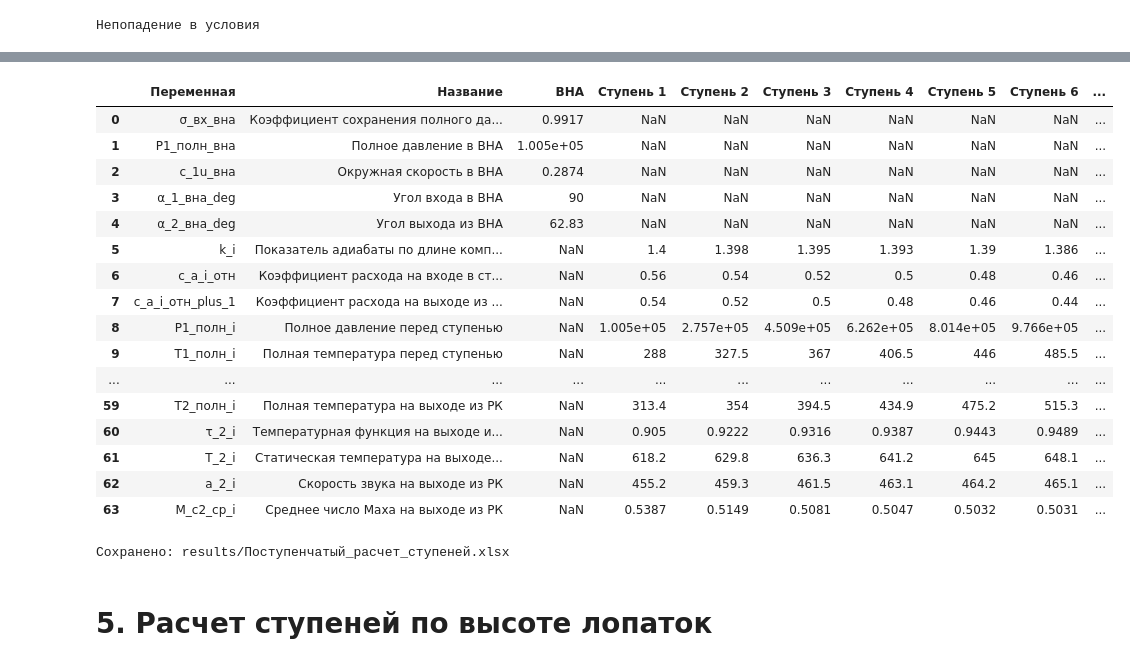
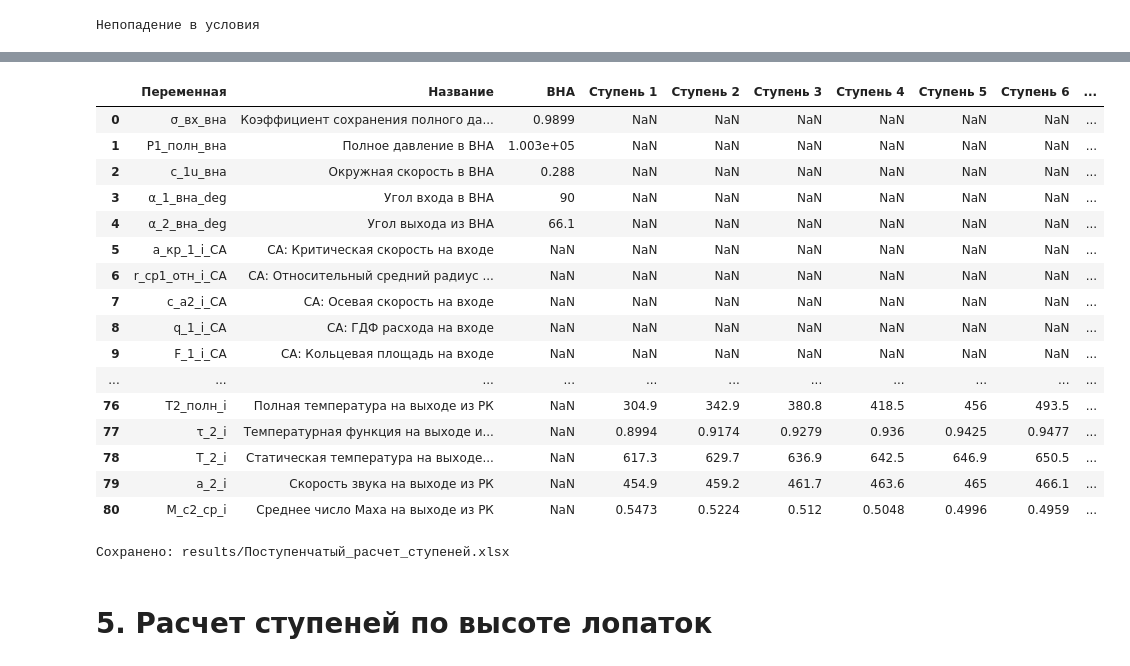
Before and after one commit to mikiway902/Compressor_Kurs, a Jupyter notebook: main.ipynb, the cells around one changed output, grey strips where cells are left out. Cells and saved outputs as stored; diff of their text form; code cells hidden in the pictures.

```diff
--- a/main.ipynb
+++ b/main.ipynb
@@ -1062,7 +1123,11 @@ N_stupeney = 11
 # %%
+# 1. Расширенный список всех переменных (включая СА)
 list_names = [
-    "σ_вх_вна", "P1_полн_вна", "c_1u_вна", "α_1_вна_deg", "α_2_вна_deg", "k_i",
-    "c_a_i_отн","c_a_i_отн_plus_1","P1_полн_i",
+    "σ_вх_вна", "P1_полн_вна", "c_1u_вна", "α_1_вна_deg", "α_2_вна_deg",
+    "a_кр_1_i_СА", "r_ср1_отн_i_СА", "c_a2_i_СА", "q_1_i_СА", "F_1_i_СА",
+    "α_3_i_СА", "F_3_i_СА", "D_вт3_i_СА", "d3_отн_i_СА", "r_ср3_отн_i_СА", "α_2_i_СА", "ε_на_i_СА",
+    "c_2_i_СА", "d2_отн_i_СА", "D_вт2_i_СА", "h_на_i_СА", "h_на_3_i_СА",
+    "k_i", "c_a_i_отн","c_a_i_отн_plus_1","P1_полн_i",
     "T1_полн_i","d1_отн_i","U_k_i","Hт_i","L_z_i","H_ад_i",
     "ΔT_полн_i","T3_полн_i","T1_полн_i_plus_1","π_полн_i",
     "P3_полн_i","P1_полн_i_plus_1","a_кр_1_i","a_кр_3_i",
@@ -1075,21 +1140,38 @@ list_names = [
     "M_w1_i","λ_c2_i","T2_полн_i","τ_2_i","T_2_i","a_2_i","M_c2_ср_i"
 ]
 
-# ВНА отдельно
-vna_names = [
-    "σ_вх_вна", "P1_полн_вна", "c_1u_вна", "α_1_вна_deg", "α_2_вна_deg"
+# Группировка для логики распределения по столбцам
+vna_names = ["σ_вх_вна", "P1_полн_вна", "c_1u_вна", "α_1_вна_deg", "α_2_вна_deg"]
+sa_names = [
+    "a_кр_1_i_СА", "r_ср1_отн_i_СА", "c_a2_i_СА", "q_1_i_СА", "F_1_i_СА",
+    "α_3_i_СА", "F_3_i_СА", "D_вт3_i_СА", "d3_отн_i_СА", "r_ср3_отн_i_СА", "α_2_i_СА", "ε_на_i_СА",
+    "c_2_i_СА", "d2_отн_i_СА", "D_вт2_i_СА", "h_на_i_СА", "h_на_3_i_СА"
 ]
 
-# Остальные — ступени
-stage_names = [n for n in list_names if n not in vna_names]
-
-
+# Карта описаний
 name_map = {
     "σ_вх_вна": "Коэффициент сохранения полного давления в ВНА",
     "P1_полн_вна": "Полное давление в ВНА",
     "c_1u_вна": "Окружная скорость в ВНА",
     "α_1_вна_deg": "Угол входа в ВНА",
     "α_2_вна_deg": "Угол выхода из ВНА",
+    "a_кр_1_i_СА": "СА: Критическая скорость на входе",
+    "r_ср1_отн_i_СА": "СА: Относительный средний радиус на входе",
+    "c_a2_i_СА": "СА: Осевая скорость на входе",
+    "q_1_i_СА": "СА: ГДФ расхода на входе",
+    "F_1_i_СА": "СА: Кольцевая площадь на входе",
+    "α_3_i_СА": "СА: Угол абсолютной скорости на выходе",
+    "F_3_i_СА": "СА: Действительная кольцевая площадь на выходе",
+    "D_вт3_i_СА": "СА: Втулочный диаметр на выходе",
+    "d3_отн_i_СА": "СА: Относительный диаметр втулки на выходе",
+    "r_ср3_отн_i_СА": "СА: Относительный средний радиус на выходе",
+    "α_2_i_СА": "СА: Угол абсолютной скорости на входе",
+    "ε_на_i_СА": "СА: Диффузность решетки",
+    "c_2_i_СА": "СА: Абсолютная скорость на входе",
+    "d2_отн_i_СА": "СА: Относительный диаметр втулки на выходе РК",
+    "D_вт2_i_СА": "СА: Втулочный диаметр на выходе РК",
+    "h_на_i_СА": "СА: Высота лопаток на входе",
+    "h_на_3_i_СА": "СА: Высота лопаток на выходе",
     "k_i": "Показатель адиабаты по длине компрессора перед РК",
     "c_a_i_отн": "Коэффициент расхода на входе в ступень",
     "c_a_i_отн_plus_1": "Коэффициент расхода на выходе из ступени",
@@ -1158,10 +1240,8 @@ def normalize_to_list(val):
         return list(val)
     return [val]
 
-
 def apply_uniform_autofit(ws):
     col_widths = {}
-
     for col_idx in range(1, ws.max_column + 1):
         max_len = 0
         for row_idx in range(1, ws.max_row + 1):
@@ -1169,37 +1249,32 @@ def apply_uniform_autofit(ws):
             text = "" if value is None else str(value)
             for part in text.splitlines() or [""]:
                 max_len = max(max_len, len(part))
-
         width = max(8, min(45, max_len + 2))
         col_widths[col_idx] = width
         ws.column_dimensions[get_column_letter(col_idx)].width = width
 
     align = Alignment(wrap_text=True, vertical="center", horizontal="center")
-
     for row_idx in range(1, ws.max_row + 1):
         max_lines = 1
-
         for col_idx in range(1, ws.max_column + 1):
             cell = ws.cell(row=row_idx, column=col_idx)
             text = "" if cell.value is None else str(cell.value)
             width = max(int(col_widths.get(col_idx, 10)) - 1, 1)
-
             lines = sum(max(1, math.ceil(len(p) / width)) for p in text.splitlines() or [""])
             max_lines = max(max_lines, lines)
-
             cell.alignment = align
             if isinstance(cell.value, (int, float)) and not isinstance(cell.value, bool):
                 cell.number_format = "0.#####"
-
         ws.row_dimensions[row_idx].height = min(120, max(15, max_lines * 15))
 
-
+# Сбор данных из глобальной видимости
 values_by_var = {
     name: normalize_to_list(globals().get(name, []))
     for name in list_names
 }
 
-# количество ступеней
+# Определение количества ступеней (исключая ВНА и СА)
+stage_names = [n for n in list_names if n not in vna_names and n not in sa_names]
 max_stage = max((len(values_by_var[n]) for n in stage_names), default=0)
 stage_cols = [f"Ступень {i}" for i in range(1, max_stage + 1)]
 
@@ -1211,60 +1286,64 @@ for name in list_names:
     row = {
         "Переменная": name,
         "Название": name_map.get(name, ""),
-        "ВНА": np.nan
+        "ВНА": np.nan,
+        "СА": np.nan
     }
 
-    # ВНА → одна колонка
+    # Если это переменная ВНА
     if name in vna_names:
         row["ВНА"] = values[0] if len(values) > 0 else np.nan
 
-    # ступени → по колонкам
+    # Если это переменная СА
+    elif name in sa_names:
+        row["СА"] = values[0] if len(values) > 0 else np.nan
+
+    # Если это переменная ступеней
     else:
         for i, col in enumerate(stage_cols):
             row[col] = values[i] if i < len(values) else np.nan
 
     rows.append(row)
 
-
 df = pd.DataFrame(rows)
 
-# порядок колонок
-df = df[["Переменная", "Название", "ВНА"] + stage_cols]
+# Формируем итоговый порядок колонок: Переменная, Название, ВНА, Ступени..., СА
+cols_order = ["Переменная", "Название", "ВНА"] + stage_cols + ["СА"]
+df = df[cols_order]
 
 pd.set_option("display.max_columns", None)
 pd.set_option("display.max_rows", 200)
 pd.set_option("display.float_format", lambda x: f"{x:.4g}")
 
 display(df)
-
 
 output_dir = "results"
 os.makedirs(output_dir, exist_ok=True)
 file_path = os.path.join(output_dir, "Поступенчатый_расчет_ступеней.xlsx")
 
 with pd.ExcelWriter(file_path, engine="openpyxl") as writer:
     df.to_excel(writer, sheet_name="Данные", index=False)
     apply_uniform_autofit(writer.sheets["Данные"])
 
 print(f"Сохранено: {file_path}")
 # %% [output]
 |  | Переменная | Название | ВНА | Ступень 1 | Ступень 2 | Ступень 3 | Ступень 4 | Ступень 5 | Ступень 6 | ... |
-| 0 | σ_вх_вна | Коэффициент сохранения полного да... | 0.9917 | NaN | NaN | NaN | NaN | NaN | NaN | ... |
-| 1 | P1_полн_вна | Полное давление в ВНА | 1.005e+05 | NaN | NaN | NaN | NaN | NaN | NaN | ... |
-| 2 | c_1u_вна | Окружная скорость в ВНА | 0.2874 | NaN | NaN | NaN | NaN | NaN | NaN | ... |
+| 0 | σ_вх_вна | Коэффициент сохранения полного да... | 0.9899 | NaN | NaN | NaN | NaN | NaN | NaN | ... |
+| 1 | P1_полн_вна | Полное давление в ВНА | 1.003e+05 | NaN | NaN | NaN | NaN | NaN | NaN | ... |
+| 2 | c_1u_вна | Окружная скорость в ВНА | 0.288 | NaN | NaN | NaN | NaN | NaN | NaN | ... |
 | 3 | α_1_вна_deg | Угол входа в ВНА | 90 | NaN | NaN | NaN | NaN | NaN | NaN | ... |
-| 4 | α_2_вна_deg | Угол выхода из ВНА | 62.83 | NaN | NaN | NaN | NaN | NaN | NaN | ... |
-| 5 | k_i | Показатель адиабаты по длине комп... | NaN | 1.4 | 1.398 | 1.395 | 1.393 | 1.39 | 1.386 | ... |
-| 6 | c_a_i_отн | Коэффициент расхода на входе в ст... | NaN | 0.56 | 0.54 | 0.52 | 0.5 | 0.48 | 0.46 | ... |
-| 7 | c_a_i_отн_plus_1 | Коэффициент расхода на выходе из ... | NaN | 0.54 | 0.52 | 0.5 | 0.48 | 0.46 | 0.44 | ... |
-| 8 | P1_полн_i | Полное давление перед ступенью | NaN | 1.005e+05 | 2.757e+05 | 4.509e+05 | 6.262e+05 | 8.014e+05 | 9.766e+05 | ... |
-| 9 | T1_полн_i | Полная температура перед ступенью | NaN | 288 | 327.5 | 367 | 406.5 | 446 | 485.5 | ... |
+| 4 | α_2_вна_deg | Угол выхода из ВНА | 66.1 | NaN | NaN | NaN | NaN | NaN | NaN | ... |
+| 5 | a_кр_1_i_СА | СА: Критическая скорость на входе | NaN | NaN | NaN | NaN | NaN | NaN | NaN | ... |
+| 6 | r_ср1_отн_i_СА | СА: Относительный средний радиус ... | NaN | NaN | NaN | NaN | NaN | NaN | NaN | ... |
+| 7 | c_a2_i_СА | СА: Осевая скорость на входе | NaN | NaN | NaN | NaN | NaN | NaN | NaN | ... |
+| 8 | q_1_i_СА | СА: ГДФ расхода на входе | NaN | NaN | NaN | NaN | NaN | NaN | NaN | ... |
+| 9 | F_1_i_СА | СА: Кольцевая площадь на входе | NaN | NaN | NaN | NaN | NaN | NaN | NaN | ... |
 | ... | ... | ... | ... | ... | ... | ... | ... | ... | ... | ... |
-| 59 | T2_полн_i | Полная температура на выходе из РК | NaN | 313.4 | 354 | 394.5 | 434.9 | 475.2 | 515.3 | ... |
-| 60 | τ_2_i | Температурная функция на выходе и... | NaN | 0.905 | 0.9222 | 0.9316 | 0.9387 | 0.9443 | 0.9489 | ... |
-| 61 | T_2_i | Статическая температура на выходе... | NaN | 618.2 | 629.8 | 636.3 | 641.2 | 645 | 648.1 | ... |
-| 62 | a_2_i | Скорость звука на выходе из РК | NaN | 455.2 | 459.3 | 461.5 | 463.1 | 464.2 | 465.1 | ... |
-| 63 | M_c2_ср_i | Среднее число Маха на выходе из РК | NaN | 0.5387 | 0.5149 | 0.5081 | 0.5047 | 0.5032 | 0.5031 | ... |
+| 76 | T2_полн_i | Полная температура на выходе из РК | NaN | 304.9 | 342.9 | 380.8 | 418.5 | 456 | 493.5 | ... |
+| 77 | τ_2_i | Температурная функция на выходе и... | NaN | 0.8994 | 0.9174 | 0.9279 | 0.936 | 0.9425 | 0.9477 | ... |
+| 78 | T_2_i | Статическая температура на выходе... | NaN | 617.3 | 629.7 | 636.9 | 642.5 | 646.9 | 650.5 | ... |
+| 79 | a_2_i | Скорость звука на выходе из РК | NaN | 454.9 | 459.2 | 461.7 | 463.6 | 465 | 466.1 | ... |
+| 80 | M_c2_ср_i | Среднее число Маха на выходе из РК | NaN | 0.5473 | 0.5224 | 0.512 | 0.5048 | 0.4996 | 0.4959 | ... |
 Сохранено: results/Поступенчатый_расчет_ступеней.xlsx
 # %% [markdown]
 # 5. Расчет ступеней по высоте лопаток
```
Also changed, not shown: parts of 10 cells of this notebook, 25 other files.
